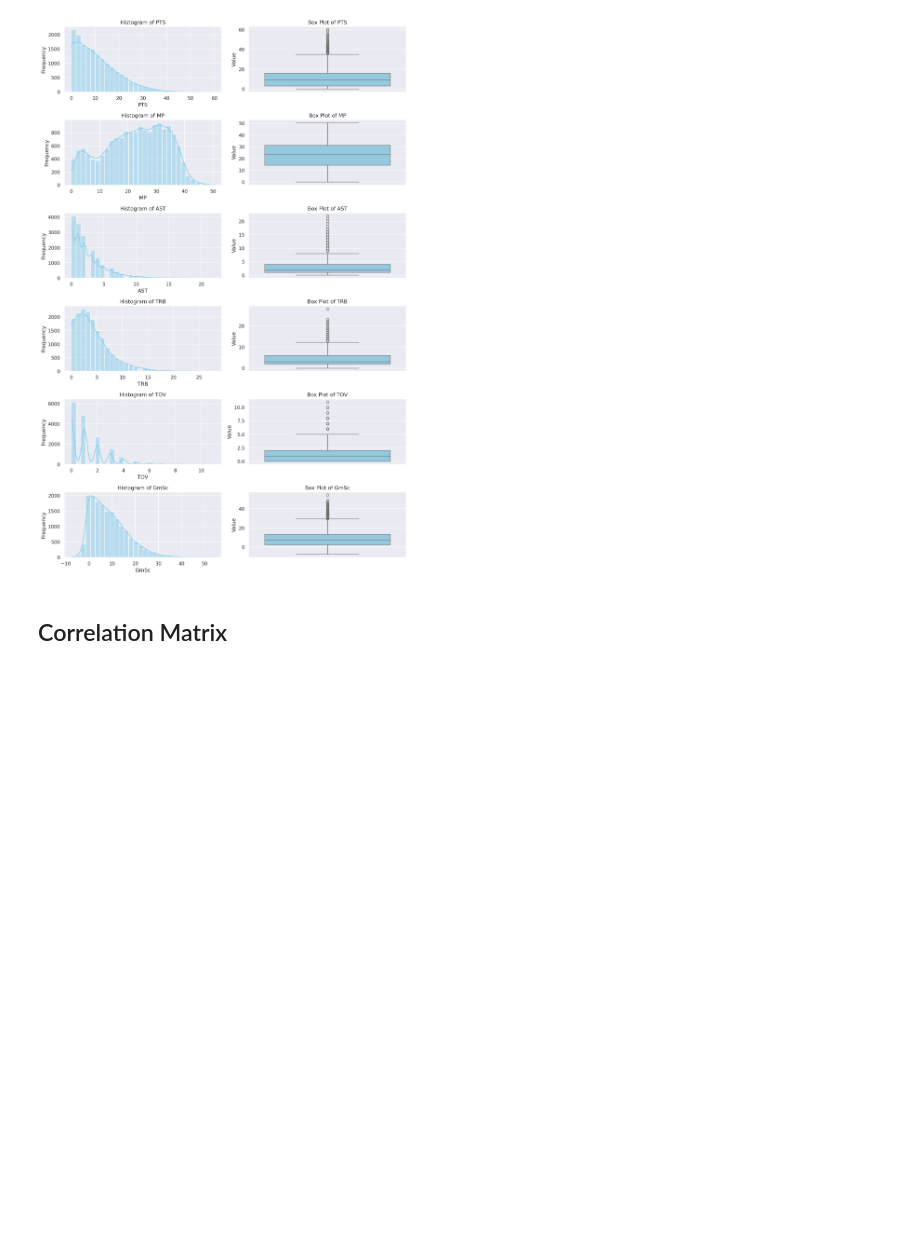
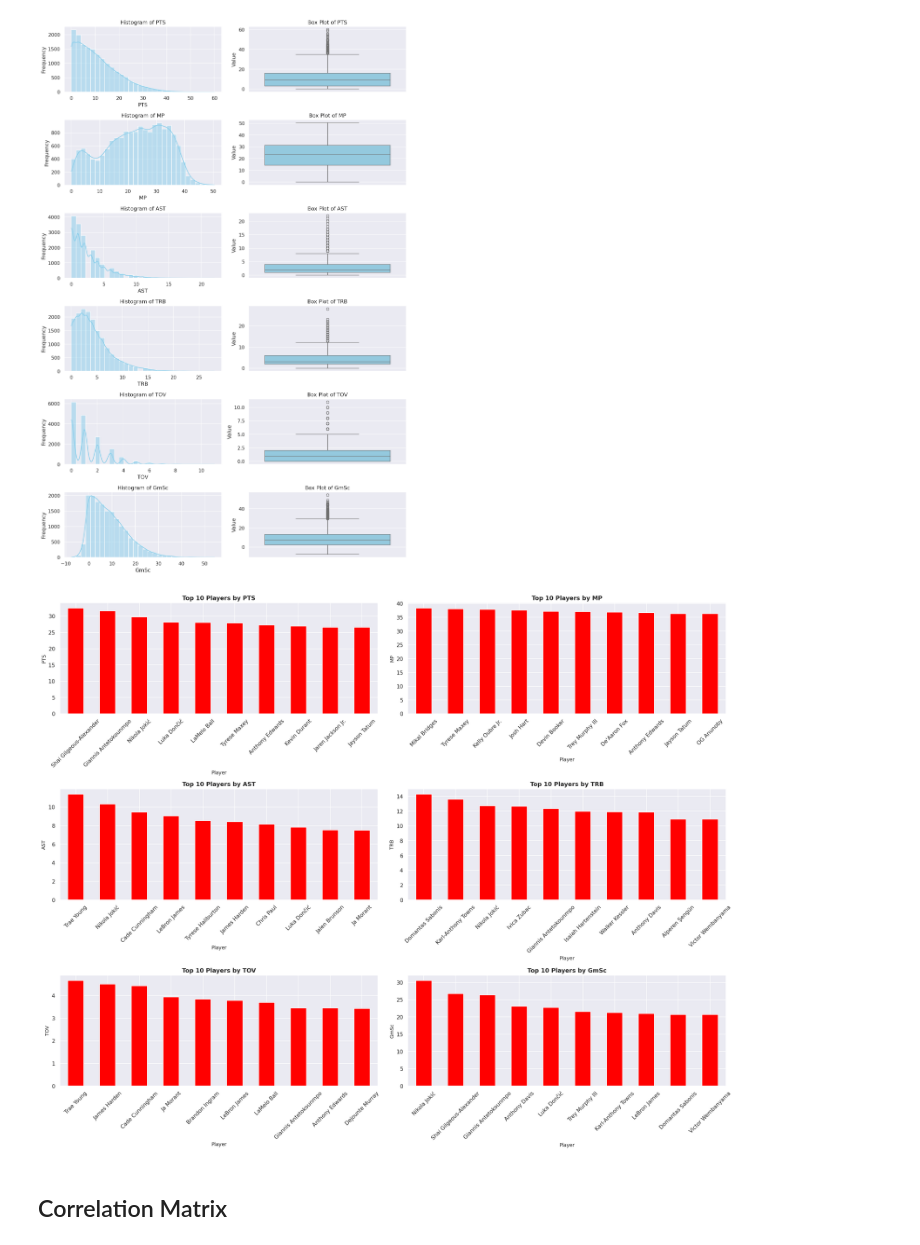
Before and after one commit to KylePineiroCode/nba_web_app_predictor, a Jupyter notebook: notebooks/EDA_Notebook.ipynb, the cells around one changed output. Cells and saved outputs as stored; diff of their text form; code cells hidden in the pictures; blank space fills up the shorter version.

Commit message:
added more visualizations

```diff
--- a/notebooks/EDA_Notebook.ipynb
+++ b/notebooks/EDA_Notebook.ipynb
@@ -193,6 +203,27 @@ plt.tight_layout()
 plt.show()
 # %% [output]
 [figure]
+# %%
+player_stats = train_data.groupby('Player')[['PTS', 'MP', 'AST', 'TRB', 'TOV', 'GmSc']].mean()
+
+fig, axes = plt.subplots(3, 2, figsize=(20, 16))
+axes = axes.flatten()
+
+columns = ['PTS', 'MP', 'AST', 'TRB', 'TOV', 'GmSc']
+
+for i, column in enumerate(columns):
+    top_10 = player_stats.nlargest(10, column)[column].sort_values(ascending=False)
+
+    top_10.plot(kind='bar', ax=axes[i], color='red')
+    axes[i].set_title(f'Top 10 Players by {column}', fontsize=12, fontweight='bold')
+    axes[i].set_xlabel('Player', fontsize=10)
+    axes[i].set_ylabel(column, fontsize=10)
+    axes[i].tick_params(axis='x', rotation=45)
+
+plt.tight_layout()
+plt.show()
+# %% [output]
+[figure, added]
 # %% [markdown]
 ## Correlation Matrix
 # %%
```
Also changed, not shown: parts of 1 cell of this notebook.
